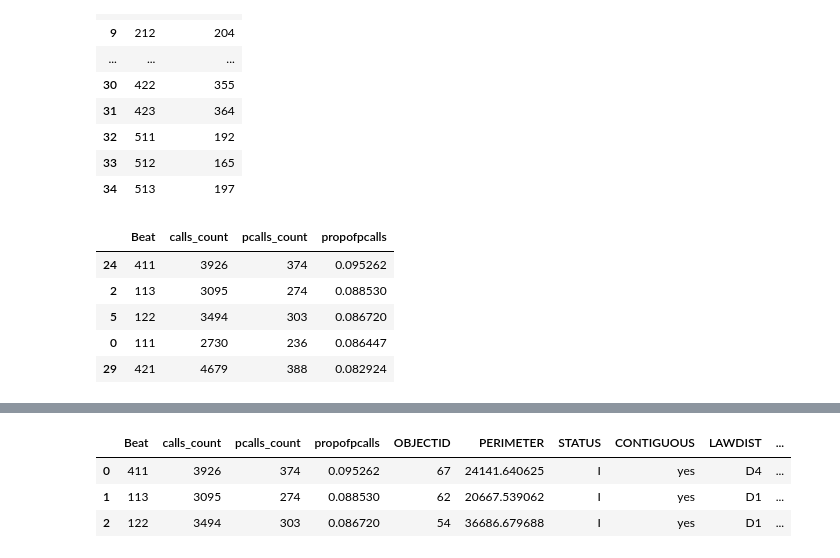
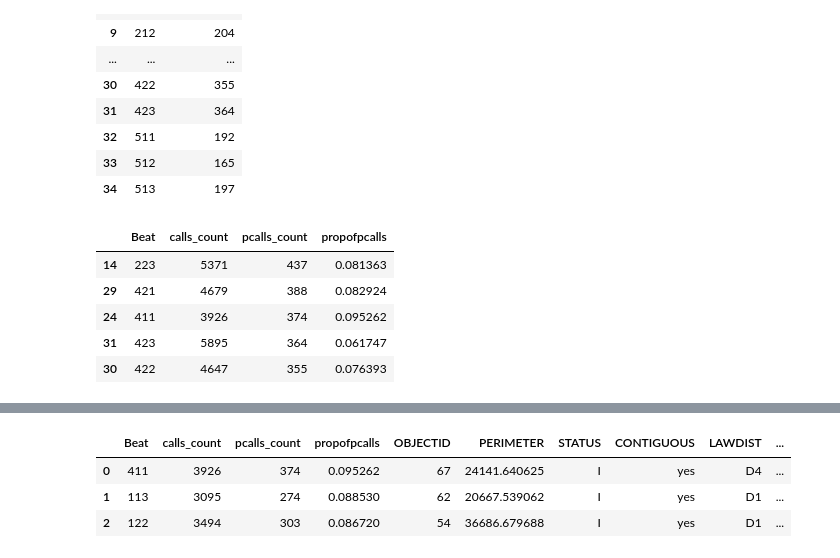
Before and after one commit to sadiesheridan/dataplus-project27-community-safety-durham, a Jupyter notebook: 10_code/prioritycalls_analysis.ipynb, the cells around one changed output, grey strips where cells are left out. Cells and saved outputs as stored; diff of their text form; code cells hidden in the pictures.

```diff
--- a/10_code/prioritycalls_analysis.ipynb
+++ b/10_code/prioritycalls_analysis.ipynb
@@ -98,15 +98,15 @@ onlypcalls
 # %%
 combcalls = pd.merge(allcalls, onlypcalls, on ='Beat')
 combcalls['propofpcalls']= combcalls['pcalls_count'] / combcalls['calls_count']
-combcalls.sort_values(by='propofpcalls', inplace=True, ascending=False)
+combcalls.sort_values(by='pcalls_count', inplace=True, ascending=False)
 combcalls.head()
 # %% [output]
 |  | Beat | calls_count | pcalls_count | propofpcalls |
+| 14 | 223 | 5371 | 437 | 0.081363 |
+| 29 | 421 | 4679 | 388 | 0.082924 |
 | 24 | 411 | 3926 | 374 | 0.095262 |
-| 2 | 113 | 3095 | 274 | 0.088530 |
-| 5 | 122 | 3494 | 303 | 0.086720 |
-| 0 | 111 | 2730 | 236 | 0.086447 |
-| 29 | 421 | 4679 | 388 | 0.082924 |
+| 31 | 423 | 5895 | 364 | 0.061747 |
+| 30 | 422 | 4647 | 355 | 0.076393 |
 # %%
 policebeats["Beat"] = policebeats["Beat"].map(lambda g: str(int(g+0.1)))
 # %%
```
Also changed, not shown: parts of 1 cell of this notebook, 2 other files.
